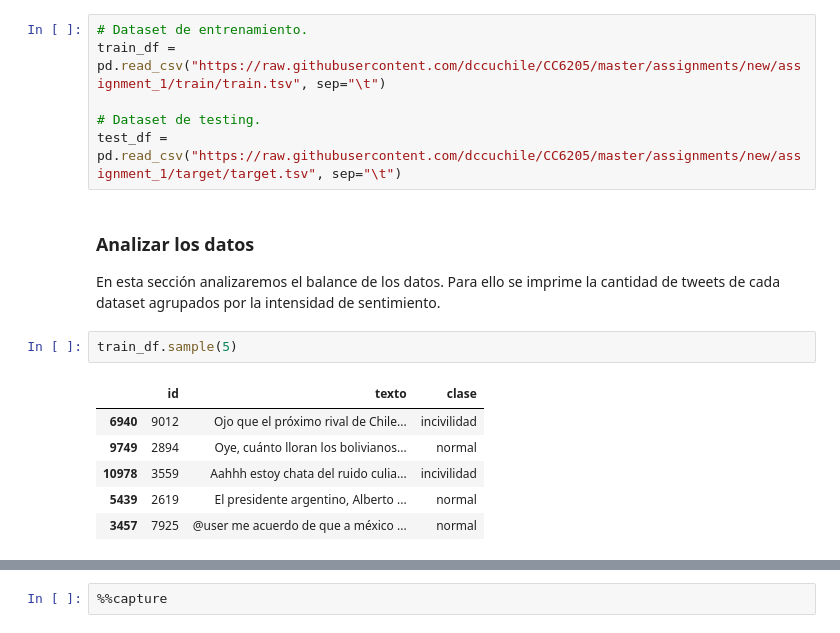
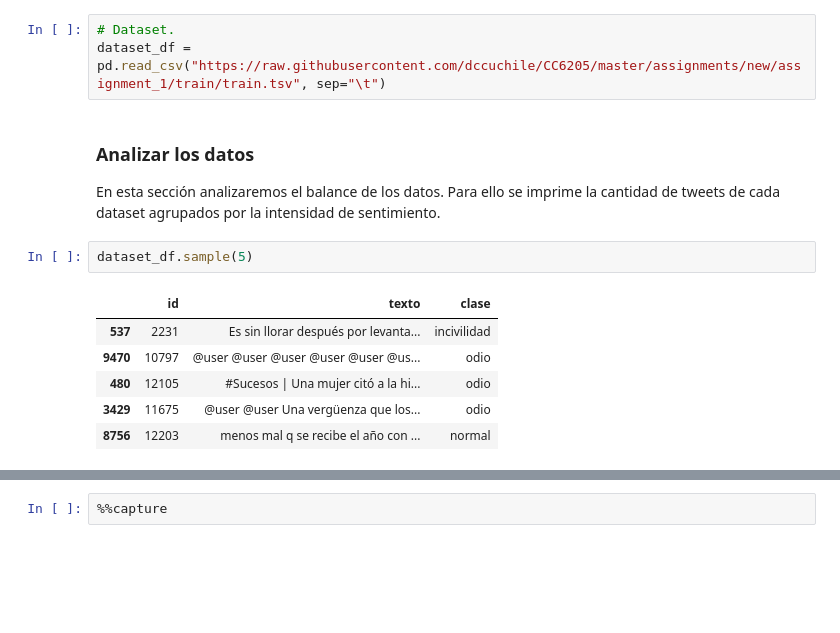
Before and after one commit to fvillena/dcc-ia-nlp, a Jupyter notebook: tareas/tarea2.ipynb, the cells around one changed output, grey strips where cells are left out. Drawn from its saved outputs; the diff is of its cells as text; blank space fills up the shorter version.

```diff
--- a/tareas/tarea2.ipynb
+++ b/tareas/tarea2.ipynb
@@ -53,22 +53,19 @@ En esta sección, cargaremos el dataset desde el repositorio del módulo. Para e
 # %%
 import pandas as pd
 # %%
-# Dataset de entrenamiento.
-train_df = pd.read_csv("https://raw.githubusercontent.com/dccuchile/CC6205/master/assignments/new/assignment_1/train/train.tsv", sep="\t")
-
-# Dataset de testing.
-test_df = pd.read_csv("https://raw.githubusercontent.com/dccuchile/CC6205/master/assignments/new/assignment_1/target/target.tsv", sep="\t")
+# Dataset.
+dataset_df = pd.read_csv("https://raw.githubusercontent.com/dccuchile/CC6205/master/assignments/new/assignment_1/train/train.tsv", sep="\t")
 # %% [markdown]
 ### Analizar los datos
 
 En esta sección analizaremos el balance de los datos. Para ello se imprime la cantidad de tweets de cada dataset agrupados por la intensidad de sentimiento.
 # %%
-train_df.sample(5)
+dataset_df.sample(5)
 # %% [output]
 |  | id | texto | clase |
-| 6940 | 9012 | Ojo que el próximo rival de Chile... | incivilidad |
-| 9749 | 2894 | Oye, cuánto lloran los bolivianos... | normal |
-| 10978 | 3559 | Aahhh estoy chata del ruido culia... | incivilidad |
-| 5439 | 2619 | El presidente argentino, Alberto ... | normal |
-| 3457 | 7925 | @user me acuerdo de que a méxico ... | normal |
+| 537 | 2231 | Es sin llorar después por levanta... | incivilidad |
+| 9470 | 10797 | @user @user @user @user @user @us... | odio |
+| 480 | 12105 | #Sucesos | Una mujer citó a la hi... | odio |
+| 3429 | 11675 | @user @user Una vergüenza que los... | odio |
+| 8756 | 12203 | menos mal q se recibe el año con ... | normal |
 # %%
```
Also changed, not shown: parts of 34 cells of this notebook, 1 other file.
